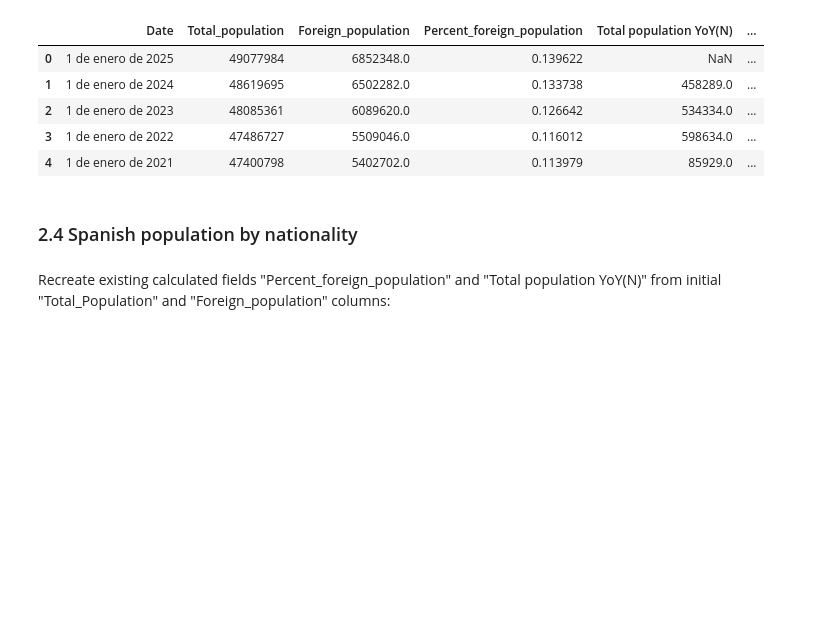
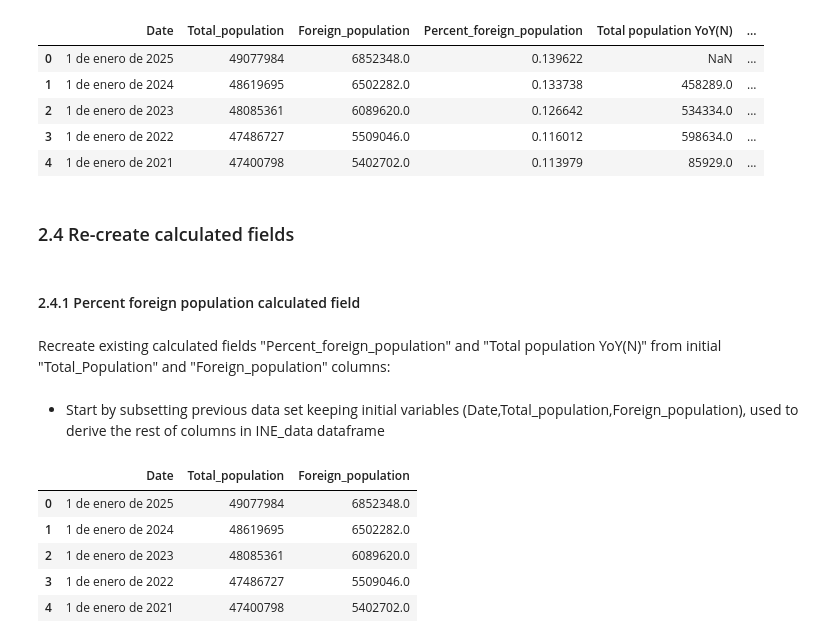
Before and after one commit to Pablo-source/ML-using-Python, a Jupyter notebook: Matplotlib_gallery/06_INE_population_excel_input_FEB25.ipynb, the cells around one changed output. Cells and saved outputs as stored; diff of their text form; code cells hidden in the pictures; blank space fills up the shorter version.

```diff
--- a/Matplotlib_gallery/06_INE_population_excel_input_FEB25.ipynb
+++ b/Matplotlib_gallery/06_INE_population_excel_input_FEB25.ipynb
@@ -178,7 +178,21 @@ INE_data.head()
 | 2 | 1 de enero de 2023 | 48085361 | 6089620.0 | 0.126642 | 534334.0 | ... |
 | 3 | 1 de enero de 2022 | 47486727 | 5509046.0 | 0.116012 | 598634.0 | ... |
 | 4 | 1 de enero de 2021 | 47400798 | 5402702.0 | 0.113979 | 85929.0 | ... |
+# %% [markdown]
+### 2.4 Re-create calculated fields
 # %% [markdown]
-### 2.4 Spanish population by nationality
+#### 2.4.1 Percent foreign population calculated field
 # %% [markdown]
 Recreate existing calculated fields "Percent_foreign_population" and "Total population YoY(N)" from initial "Total_Population" and "Foreign_population" columns:
+# %% [markdown]
+- Start by subsetting previous data set keeping initial variables (Date,Total_population,Foreign_population), used to derive the rest of columns in INE_data dataframe
+# %%
+INE_calc = INE_data[['Date','Total_population','Foreign_population']]
+INE_calc.head()
+# %% [output]
+|  | Date | Total_population | Foreign_population |
+| 0 | 1 de enero de 2025 | 49077984 | 6852348.0 |
+| 1 | 1 de enero de 2024 | 48619695 | 6502282.0 |
+| 2 | 1 de enero de 2023 | 48085361 | 6089620.0 |
+| 3 | 1 de enero de 2022 | 47486727 | 5509046.0 |
+| 4 | 1 de enero de 2021 | 47400798 | 5402702.0 |
```
Also changed, not shown: parts of 2 cells of this notebook.
